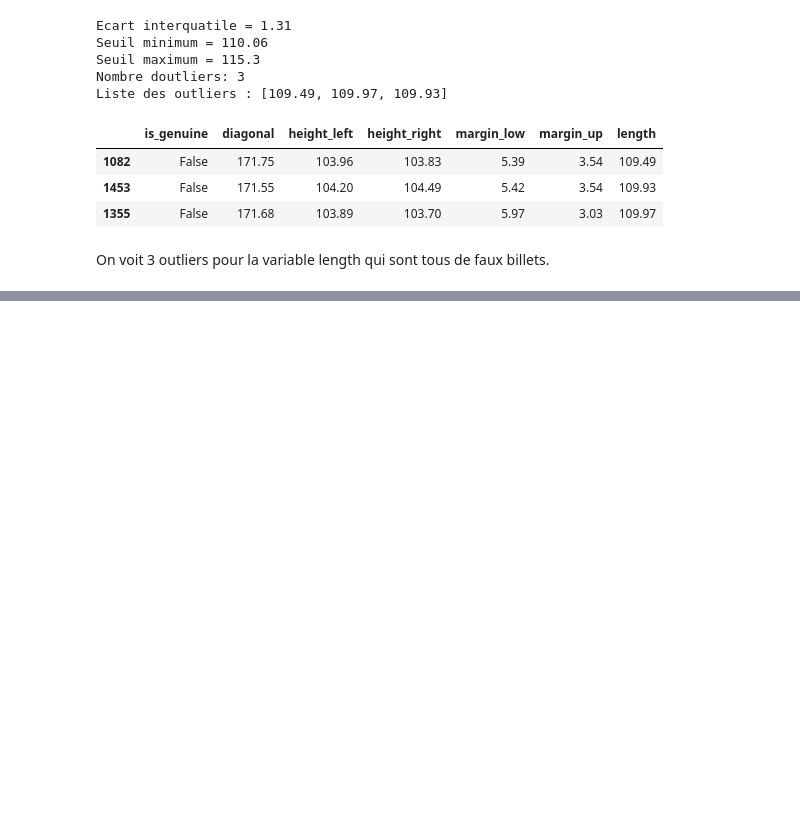
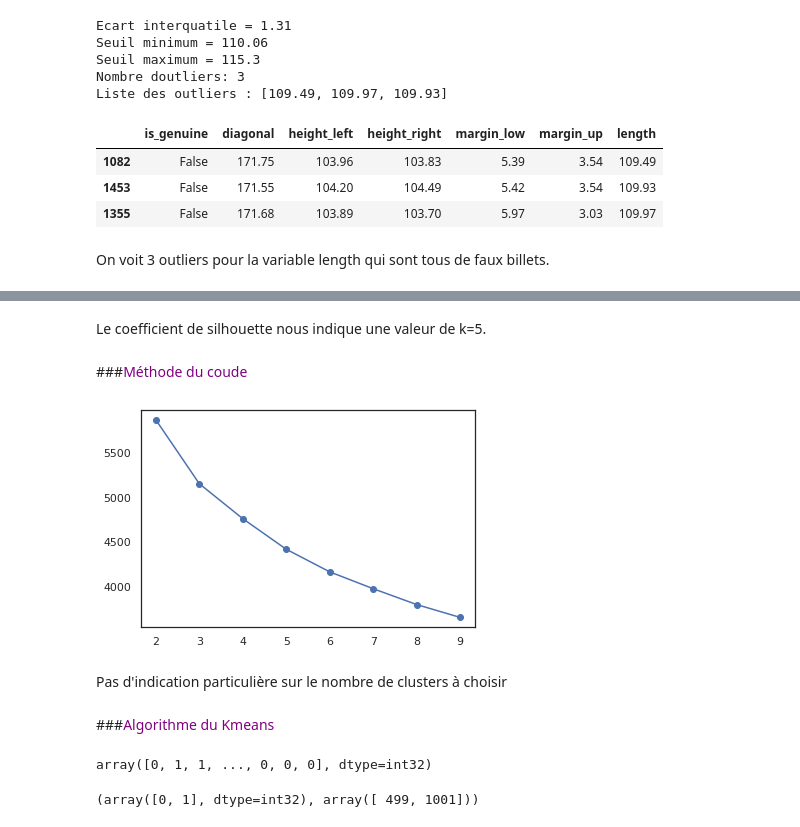
Before and after one commit to Randasabag/Detectez-des-faux-billets-avec-R-ou-Python, a Jupyter notebook: P10.ipynb, the cells around one changed output, grey strips where cells are left out. Drawn from its saved outputs; the diff is of its cells as text; code cells hidden in the pictures; blank space fills up the shorter version.

```diff
--- a/P10.ipynb
+++ b/P10.ipynb
@@ -472,0 +538,47 @@ On voit 3 outliers pour la variable length qui sont tous de faux billets.
+# %% [markdown]
+Le coefficient de silhouette nous indique une valeur de k=5.
+# %% [markdown]
+###<font color='purple'>Méthode du coude</font>
+# %%
+#Méthode du coude
+#On crée une liste dans laquelle on stocke les inerties
+inerties=[]
+
+#On fait une boucle de 2 à 9 pour tester toutes ces possibiliéts
+for k in range(2, 10):
+    #pour chaque k, on crée un modèle et on l’ajuste
+    km = KMeans(n_clusters=k)
+    km.fit(X_scaled)
+    #on stocke l’inertie associée
+    inerties.append(km.inertia_)
+
+#Visualisation des valeurs d'inertie pour chaque nombre de cluster
+plt.plot(range(2, 10), inerties, marker='o')
+
+plt.savefig('coude.png')
+plt.show()
+# %% [output]
+[figure, added]
+# %% [markdown]
+Pas d'indication particulière sur le nombre de clusters à choisir
+# %% [markdown]
+###<font color='purple'>Algorithme du Kmeans</font>
+# %%
+#Algorithme du Kmeans
+from sklearn.cluster import KMeans
+
+# Création du modèle k-means
+kmeans = KMeans(n_clusters=2, n_init=20, init='k-means++', random_state=1)
+kmeans.fit(X_scaled)
+
+# Détermine à quel cluster appartient chaque point (kmeans.labels_)
+clusters =  kmeans.predict(X_scaled)
+clusters
+# %% [output]
+array([0, 1, 1, ..., 0, 0, 0], dtype=int32)
+# %%
+#nombre d'individus (pays) dans chaque cluster
+import numpy
+numpy.unique(kmeans.labels_, return_counts=True)
+# %% [output]
+(array([0, 1], dtype=int32), array([ 499, 1001]))
```
Also changed, not shown: parts of 26 cells of this notebook.
